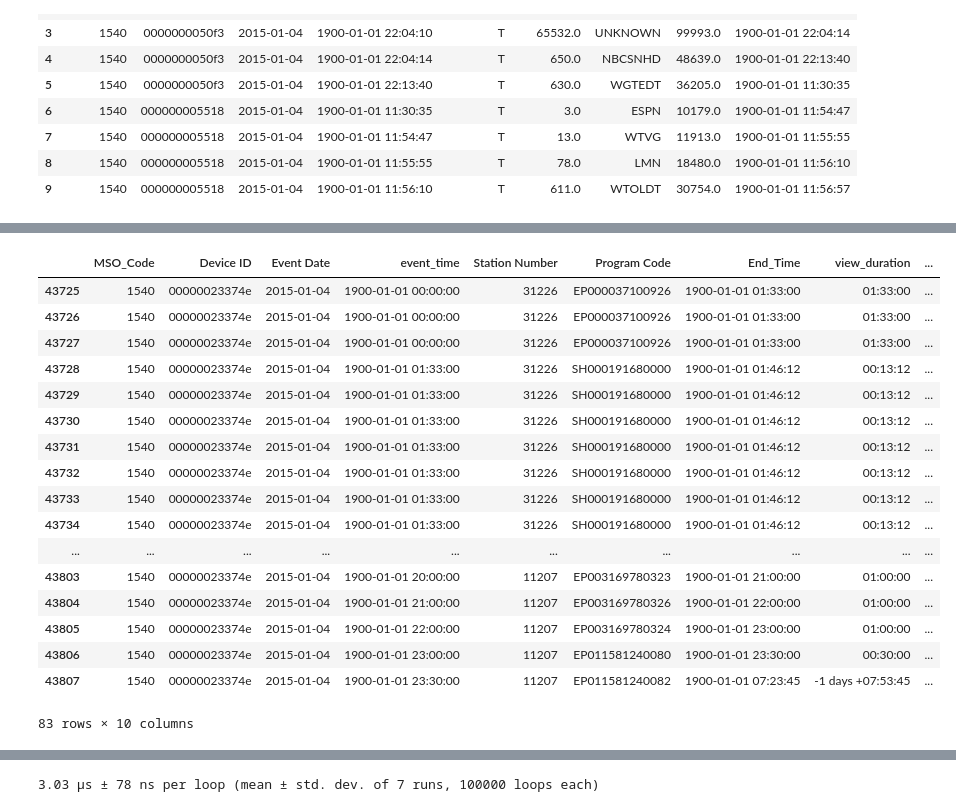
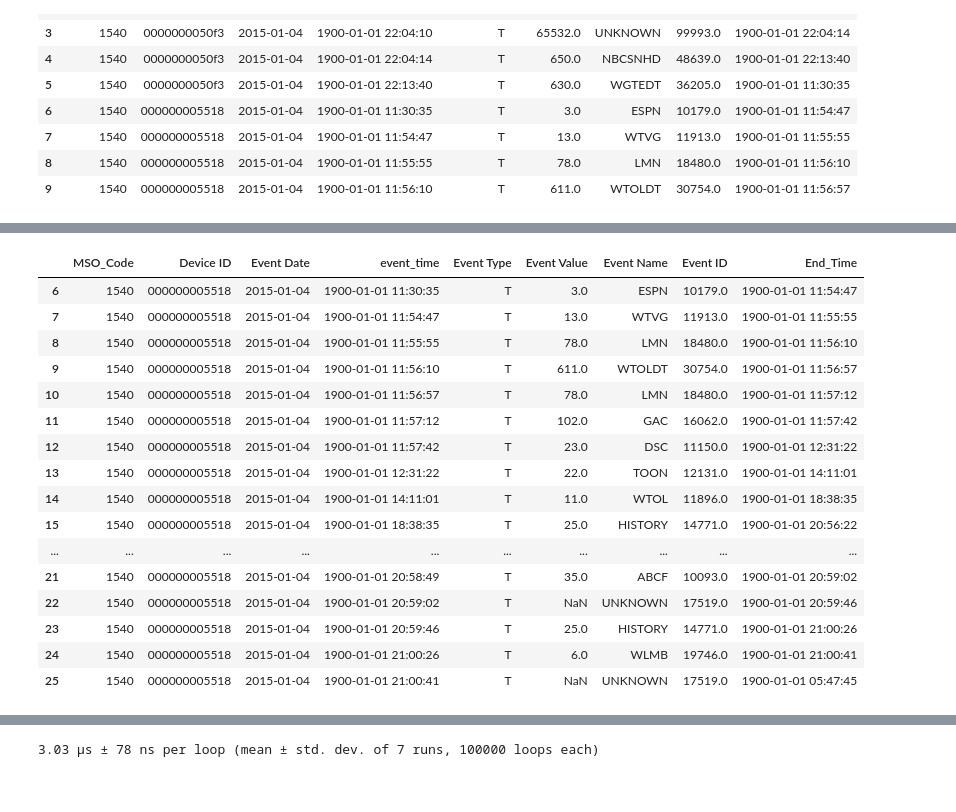
Before and after one commit to bareini/Genre-Prediction-with-Structured-Models, a Jupyter notebook: create_tuning.ipynb, the cells around one changed output, grey strips where cells are left out. Cells and saved outputs as stored; diff of their text form; code cells hidden in the pictures.

```diff
--- a/create_tuning.ipynb
+++ b/create_tuning.ipynb
@@ -260,24 +262,23 @@ df_program_viewing.loc[indx].sort_values(by=['view_duration'])
 # %%
-device_id = '00000023374e'
-df_program_viewing.loc[df_program_viewing['Device ID'] == device_id].drop_duplicates()
-# df_tuning.loc[df_tuning['Device ID'] == device_id]
+device_id = '000000005518'
+# df_program_viewing.loc[df_program_viewing['Device ID'] == device_id].drop_duplicates()
+df_tuning.loc[df_tuning['Device ID'] == device_id]
 # %% [output]
-|  | MSO_Code | Device ID | Event Date | event_time | Station Number | Program Code | End_Time | view_duration | ... |
-| 43725 | 1540 | 00000023374e | 2015-01-04 | 1900-01-01 00:00:00 | 31226 | EP000037100926 | 1900-01-01 01:33:00 | 01:33:00 | ... |
-| 43726 | 1540 | 00000023374e | 2015-01-04 | 1900-01-01 00:00:00 | 31226 | EP000037100926 | 1900-01-01 01:33:00 | 01:33:00 | ... |
-| 43727 | 1540 | 00000023374e | 2015-01-04 | 1900-01-01 00:00:00 | 31226 | EP000037100926 | 1900-01-01 01:33:00 | 01:33:00 | ... |
-| 43728 | 1540 | 00000023374e | 2015-01-04 | 1900-01-01 01:33:00 | 31226 | SH000191680000 | 1900-01-01 01:46:12 | 00:13:12 | ... |
-| 43729 | 1540 | 00000023374e | 2015-01-04 | 1900-01-01 01:33:00 | 31226 | SH000191680000 | 1900-01-01 01:46:12 | 00:13:12 | ... |
-| 43730 | 1540 | 00000023374e | 2015-01-04 | 1900-01-01 01:33:00 | 31226 | SH000191680000 | 1900-01-01 01:46:12 | 00:13:12 | ... |
-| 43731 | 1540 | 00000023374e | 2015-01-04 | 1900-01-01 01:33:00 | 31226 | SH000191680000 | 1900-01-01 01:46:12 | 00:13:12 | ... |
-| 43732 | 1540 | 00000023374e | 2015-01-04 | 1900-01-01 01:33:00 | 31226 | SH000191680000 | 1900-01-01 01:46:12 | 00:13:12 | ... |
-| 43733 | 1540 | 00000023374e | 2015-01-04 | 1900-01-01 01:33:00 | 31226 | SH000191680000 | 1900-01-01 01:46:12 | 00:13:12 | ... |
-| 43734 | 1540 | 00000023374e | 2015-01-04 | 1900-01-01 01:33:00 | 31226 | SH000191680000 | 1900-01-01 01:46:12 | 00:13:12 | ... |
+|  | MSO_Code | Device ID | Event Date | event_time | Event Type | Event Value | Event Name | Event ID | End_Time |
+| 6 | 1540 | 000000005518 | 2015-01-04 | 1900-01-01 11:30:35 | T | 3.0 | ESPN | 10179.0 | 1900-01-01 11:54:47 |
+| 7 | 1540 | 000000005518 | 2015-01-04 | 1900-01-01 11:54:47 | T | 13.0 | WTVG | 11913.0 | 1900-01-01 11:55:55 |
+| 8 | 1540 | 000000005518 | 2015-01-04 | 1900-01-01 11:55:55 | T | 78.0 | LMN | 18480.0 | 1900-01-01 11:56:10 |
+| 9 | 1540 | 000000005518 | 2015-01-04 | 1900-01-01 11:56:10 | T | 611.0 | WTOLDT | 30754.0 | 1900-01-01 11:56:57 |
+| 10 | 1540 | 000000005518 | 2015-01-04 | 1900-01-01 11:56:57 | T | 78.0 | LMN | 18480.0 | 1900-01-01 11:57:12 |
+| 11 | 1540 | 000000005518 | 2015-01-04 | 1900-01-01 11:57:12 | T | 102.0 | GAC | 16062.0 | 1900-01-01 11:57:42 |
+| 12 | 1540 | 000000005518 | 2015-01-04 | 1900-01-01 11:57:42 | T | 23.0 | DSC | 11150.0 | 1900-01-01 12:31:22 |
+| 13 | 1540 | 000000005518 | 2015-01-04 | 1900-01-01 12:31:22 | T | 22.0 | TOON | 12131.0 | 1900-01-01 14:11:01 |
+| 14 | 1540 | 000000005518 | 2015-01-04 | 1900-01-01 14:11:01 | T | 11.0 | WTOL | 11896.0 | 1900-01-01 18:38:35 |
+| 15 | 1540 | 000000005518 | 2015-01-04 | 1900-01-01 18:38:35 | T | 25.0 | HISTORY | 14771.0 | 1900-01-01 20:56:22 |
 | ... | ... | ... | ... | ... | ... | ... | ... | ... | ... |
-| 43803 | 1540 | 00000023374e | 2015-01-04 | 1900-01-01 20:00:00 | 11207 | EP003169780323 | 1900-01-01 21:00:00 | 01:00:00 | ... |
-| 43804 | 1540 | 00000023374e | 2015-01-04 | 1900-01-01 21:00:00 | 11207 | EP003169780326 | 1900-01-01 22:00:00 | 01:00:00 | ... |
-| 43805 | 1540 | 00000023374e | 2015-01-04 | 1900-01-01 22:00:00 | 11207 | EP003169780324 | 1900-01-01 23:00:00 | 01:00:00 | ... |
-| 43806 | 1540 | 00000023374e | 2015-01-04 | 1900-01-01 23:00:00 | 11207 | EP011581240080 | 1900-01-01 23:30:00 | 00:30:00 | ... |
-| 43807 | 1540 | 00000023374e | 2015-01-04 | 1900-01-01 23:30:00 | 11207 | EP011581240082 | 1900-01-01 07:23:45 | -1 days +07:53:45 | ... |
+| 21 | 1540 | 000000005518 | 2015-01-04 | 1900-01-01 20:58:49 | T | 35.0 | ABCF | 10093.0 | 1900-01-01 20:59:02 |
+| 22 | 1540 | 000000005518 | 2015-01-04 | 1900-01-01 20:59:02 | T | NaN | UNKNOWN | 17519.0 | 1900-01-01 20:59:46 |
+| 23 | 1540 | 000000005518 | 2015-01-04 | 1900-01-01 20:59:46 | T | 25.0 | HISTORY | 14771.0 | 1900-01-01 21:00:26 |
+| 24 | 1540 | 000000005518 | 2015-01-04 | 1900-01-01 21:00:26 | T | 6.0 | WLMB | 19746.0 | 1900-01-01 21:00:41 |
+| 25 | 1540 | 000000005518 | 2015-01-04 | 1900-01-01 21:00:41 | T | NaN | UNKNOWN | 17519.0 | 1900-01-01 05:47:45 |
-83 rows × 10 columns
 # %%
```
Also changed, not shown: parts of 22 cells of this notebook, 2 other files.
